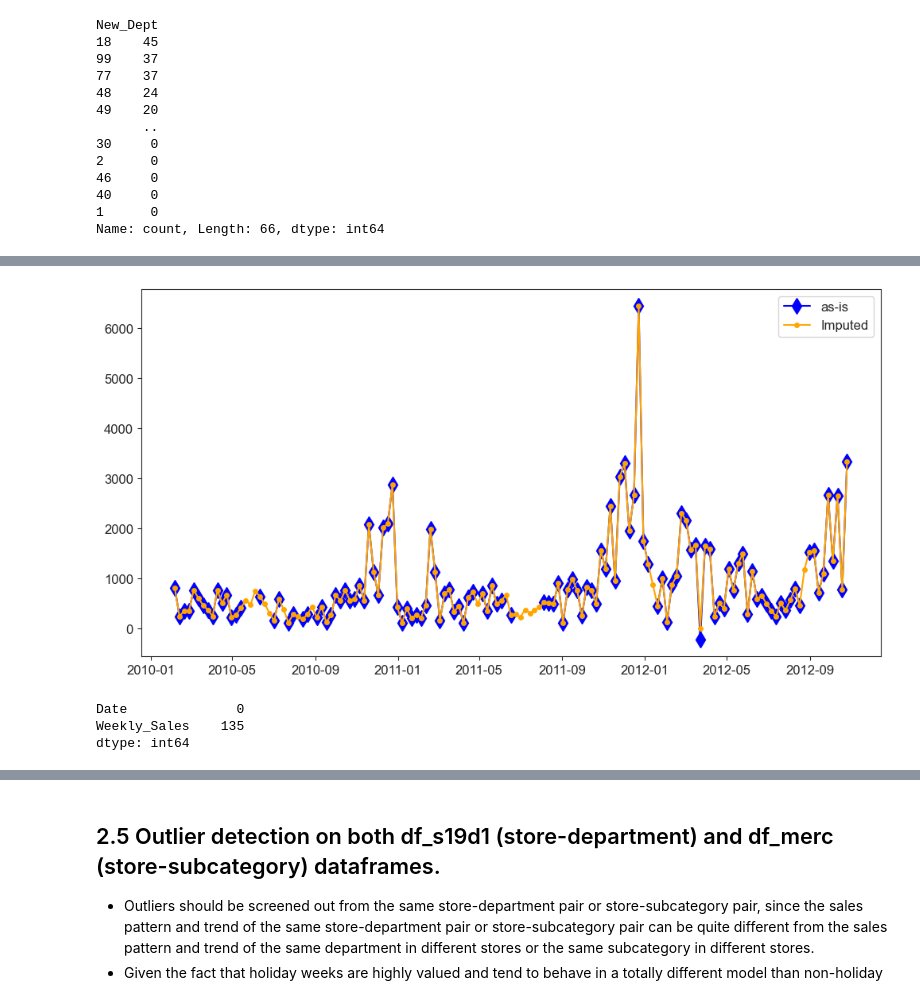
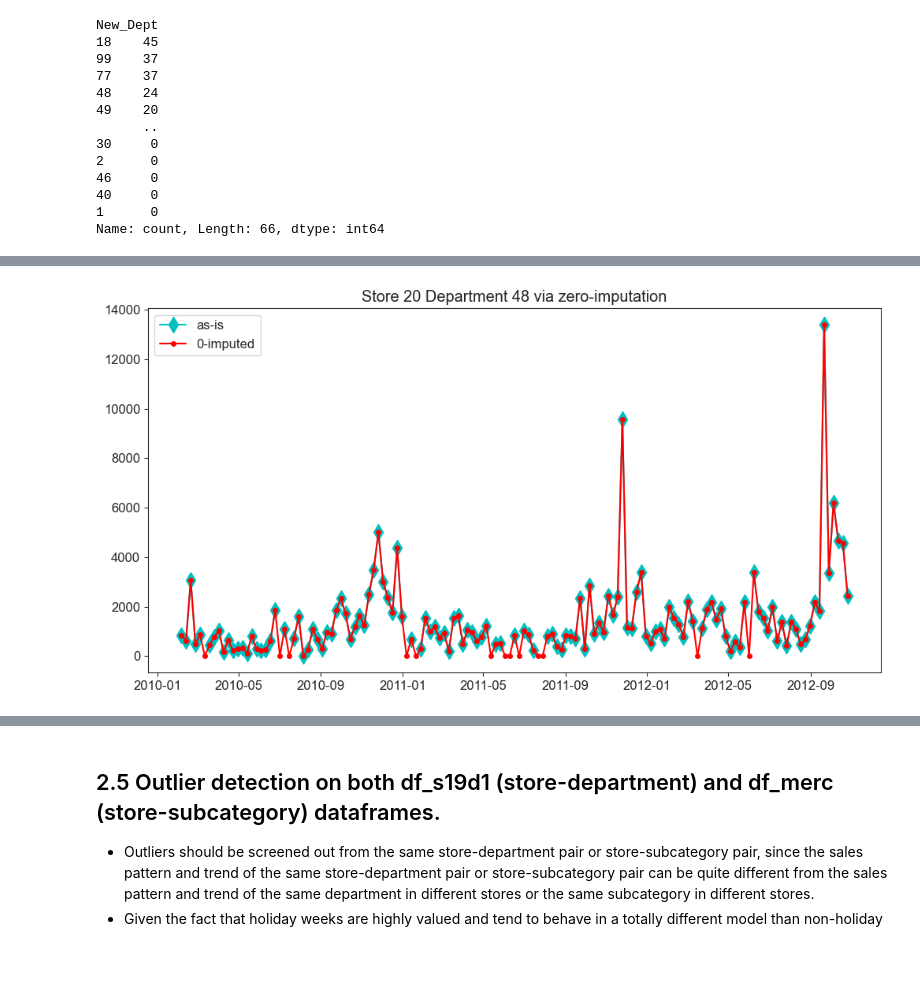
Before and after one commit to Dr-Spicy/WalmartForecast, a Jupyter notebook: Notebook.ipynb, the cells around one changed output, grey strips where cells are left out. Saved outputs shown, nothing was run; the diff lists cells and outputs as text; code cells hidden in the pictures; blank space fills up the shorter version.

```diff
--- a/Notebook.ipynb
+++ b/Notebook.ipynb
@@ -631,5 +681,6 @@ Example showcase of the missing values imputation even with STL might give poor
 # %%
-temp = df.loc[(df.Store==1)&(df.New_Dept==48), ['Date','Weekly_Sales']]
+temp = df.loc[(df.Store==20)&(df.New_Dept==48), ['Date','Weekly_Sales']]
+temp_copy = temp.copy()
 temp.isna().sum()
 # %% [output]
 Date             0
@@ -645,32 +689,13 @@ plt.show()
 # %%
-# fill missing values in the time series
-imputed_indices = temp[temp['Weekly_Sales'].isna()].index
-# apply STL decomposition to the time series
-stl = STL(temp['Weekly_Sales'].interpolate(method='linear'), period=52)
-res = stl.fit()
-# extract the seasonal and trend components
-seasonal, trend = res.seasonal, res.trend
-# create the de-seasonalized and de-trended time series
-residual = temp['Weekly_Sales'] - trend - seasonal
-# interpolate the missing values in the residual series
-residual_imp = residual.interpolate(method='linear')
-# add the seasonal and trend components back to the imputed residual series
-temp_imp = residual_imp + trend + seasonal
-# make sure the imputed time series is non-negative
-temp_imp[temp_imp < 0] = 0
-# update the original time series with the imputed values
-temp.loc[imputed_indices, 'Weekly_Sales'] = temp_imp[imputed_indices]
+# zero-imputation
+# fill the missing valus in temp with 0
+temp_0 = temp.copy()
+temp_0['Weekly_Sales'] = temp['Weekly_Sales'].fillna(0)
 # plot the original and imputed time series
-plt.plot(temp['Date'], temp_copy['Weekly_Sales'], marker='d', label='as-is', color='blue', markersize=10)
-plt.plot(temp['Date'], temp_imp, marker='o', label='Imputed', color='orange', markersize=4)
+plt.plot(temp['Date'], temp_copy['Weekly_Sales'], marker='d', label='as-is', color='c', markersize=10)
+plt.plot(temp['Date'], temp_0['Weekly_Sales'], marker='o', label='0-imputed', color='red', markersize=4)
+plt.title('Store 20 Department 48 via zero-imputation')
 plt.legend()
 plt.show()
 # %% [output]
-[figure, old version]
+[figure, new version]
-# %%
-temp = df.loc[(df.Store==43)&(df.New_Dept==33), ['Date','Weekly_Sales']]
-temp.isna().sum()
-# %% [output]
-Date              0
-Weekly_Sales    135
-dtype: int64
```
Also changed, not shown: parts of 30 cells of this notebook.
